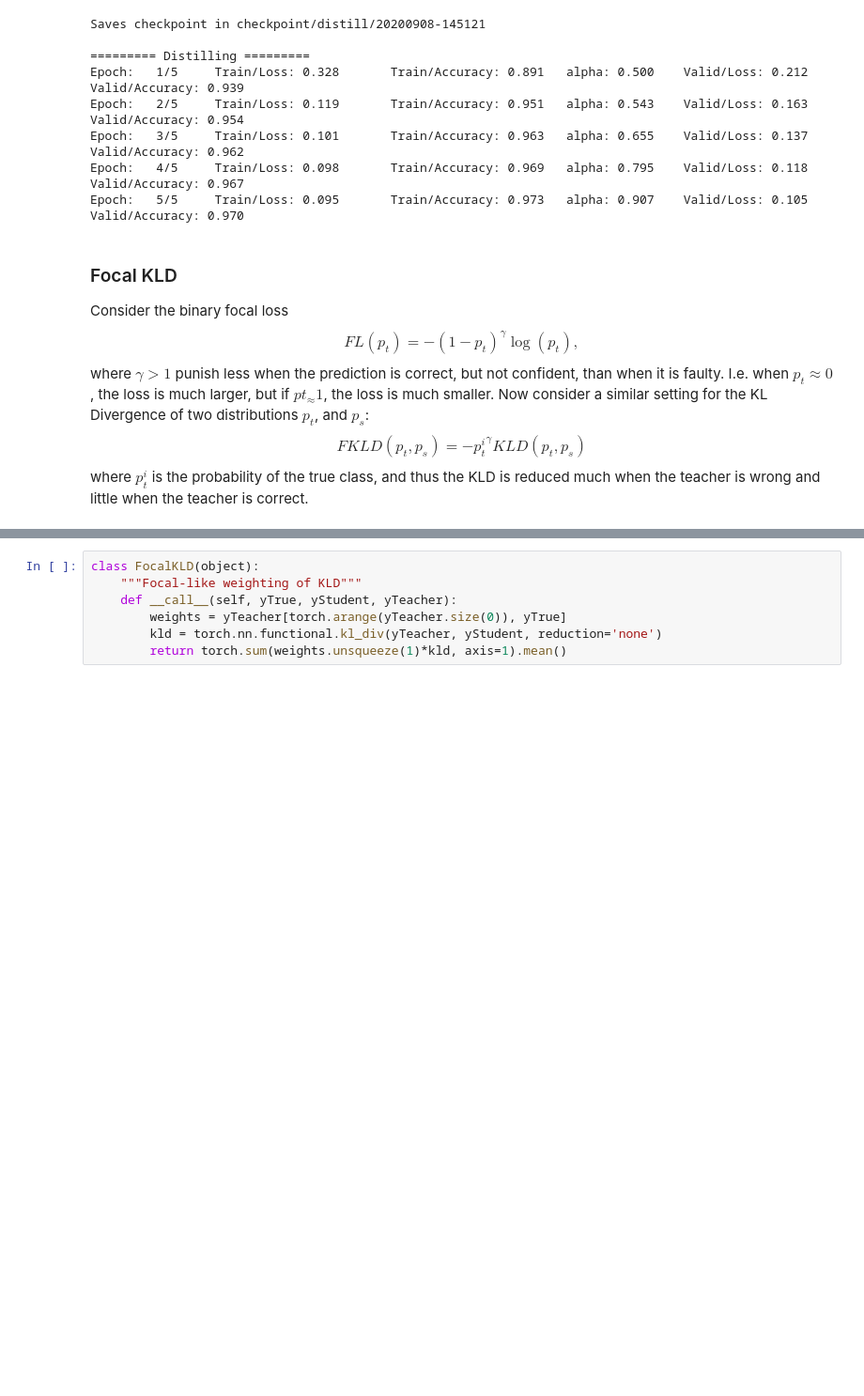
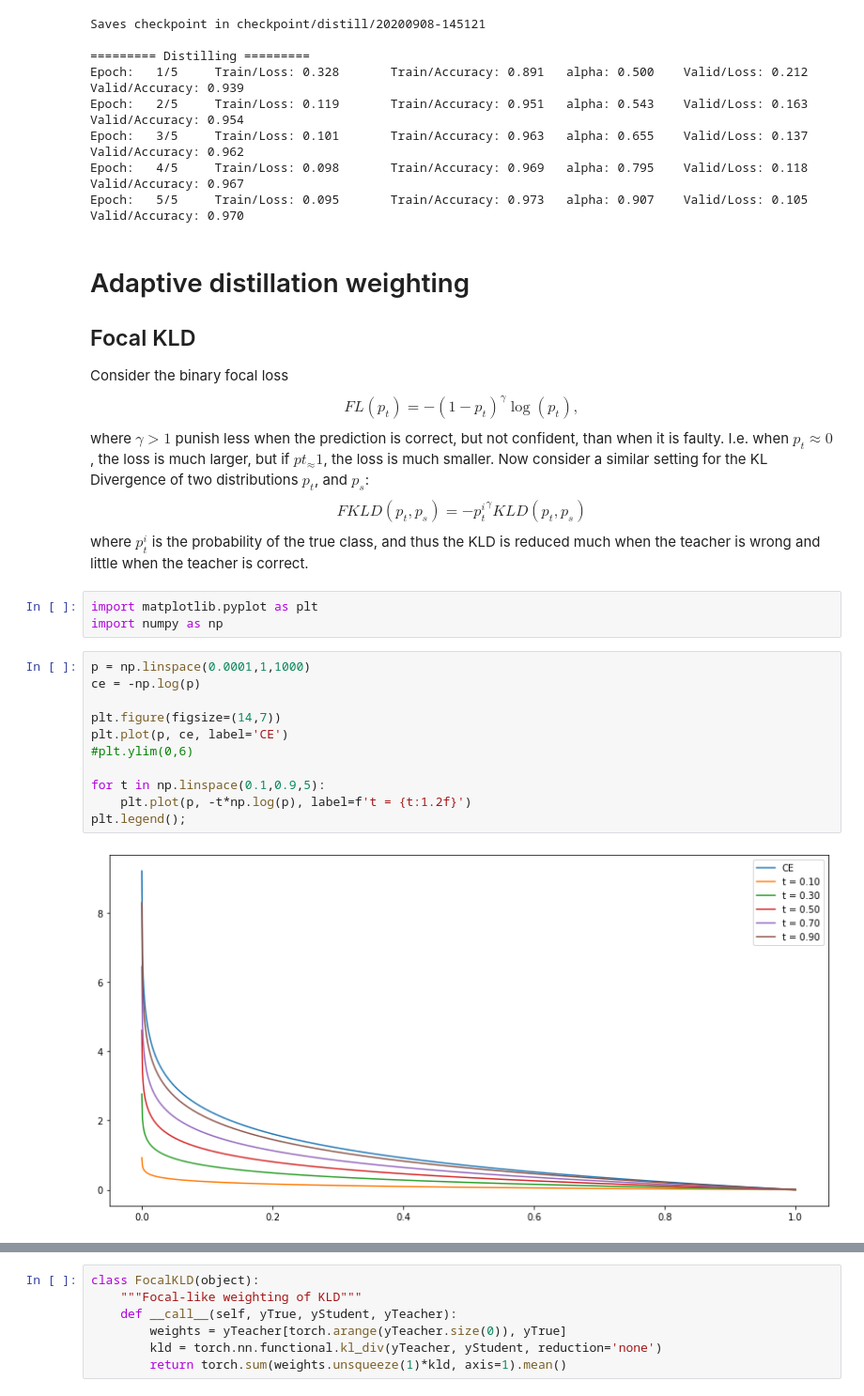
Before and after one commit to Kennethborup/knowledgeDistillation, a Jupyter notebook: Investigations.ipynb, the cells around one changed output, grey strips where cells are left out. Shown: that part at 94% size. Drawn from its saved outputs; the diff is of its cells as text; blank space fills up the shorter version.

```diff
--- a/Investigations.ipynb
+++ b/Investigations.ipynb
@@ -253,9 +255,26 @@ Epoch:   3/5     Train/Loss: 0.101       Train/Accuracy: 0.963   alpha: 0.655
 Epoch:   4/5     Train/Loss: 0.098       Train/Accuracy: 0.969   alpha: 0.795    Valid/Loss: 0.118       Valid/Accuracy: 0.967
 Epoch:   5/5     Train/Loss: 0.095       Train/Accuracy: 0.973   alpha: 0.907    Valid/Loss: 0.105       Valid/Accuracy: 0.970
 # %% [markdown]
-### Focal KLD
+# Adaptive distillation weighting
+## Focal KLD
 Consider the binary focal loss $$FL(p_t) = -(1-p_t)^\gamma \log(p_t),$$
-where $\gamma > 1$ punish less when the prediction is correct, but not confident, than when it is faulty. I.e. when $p_t \approx 0$, the loss is much larger, but if $pt_ \approx 1$, the loss is much smaller.
+where $\gamma > 1$ punish less when the prediction is correct, but not confident, than when it is faulty. I.e. when $p_{t} \approx 0$, the loss is much larger, but if $pt_ \approx 1$, the loss is much smaller.
 Now consider a similar setting for the KL Divergence of two distributions $p_t$, and $p_s$:
 $$FKLD(p_t, p_s) = -{p^i_t}^\gamma KLD(p_t, p_s)$$
 where $p^i_t$ is the probability of the true class, and thus the KLD is reduced much when the teacher is wrong and little when the teacher is correct.
+# %%
+import matplotlib.pyplot as plt
+import numpy as np
+# %%
+p = np.linspace(0.0001,1,1000)
+ce = -np.log(p)
+
+plt.figure(figsize=(14,7))
+plt.plot(p, ce, label='CE')
+#plt.ylim(0,6)
+
+for t in np.linspace(0.1,0.9,5):
+    plt.plot(p, -t*np.log(p), label=f't = {t:1.2f}')
+plt.legend();
+# %% [output]
+[figure, added]
```
Also changed, not shown: parts of 7 cells of this notebook, 1 other file.
